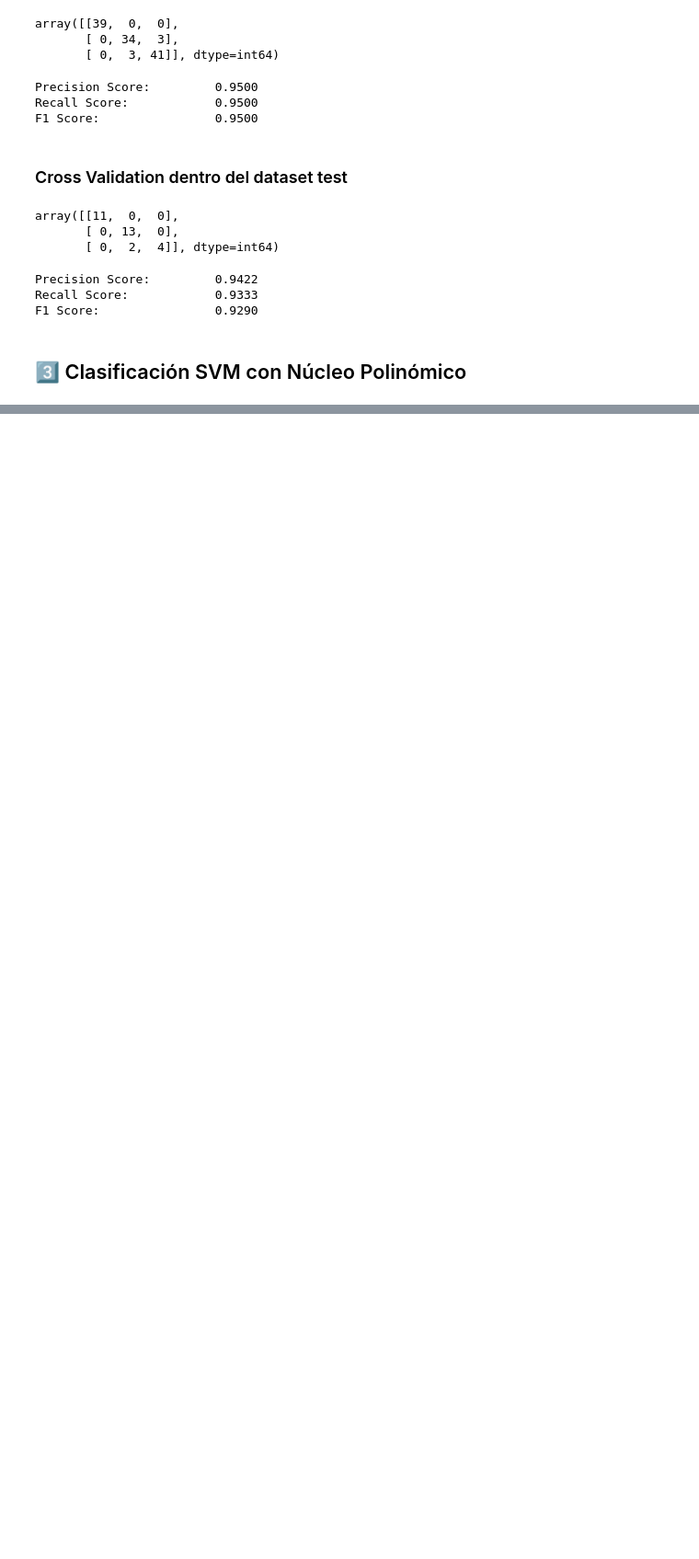
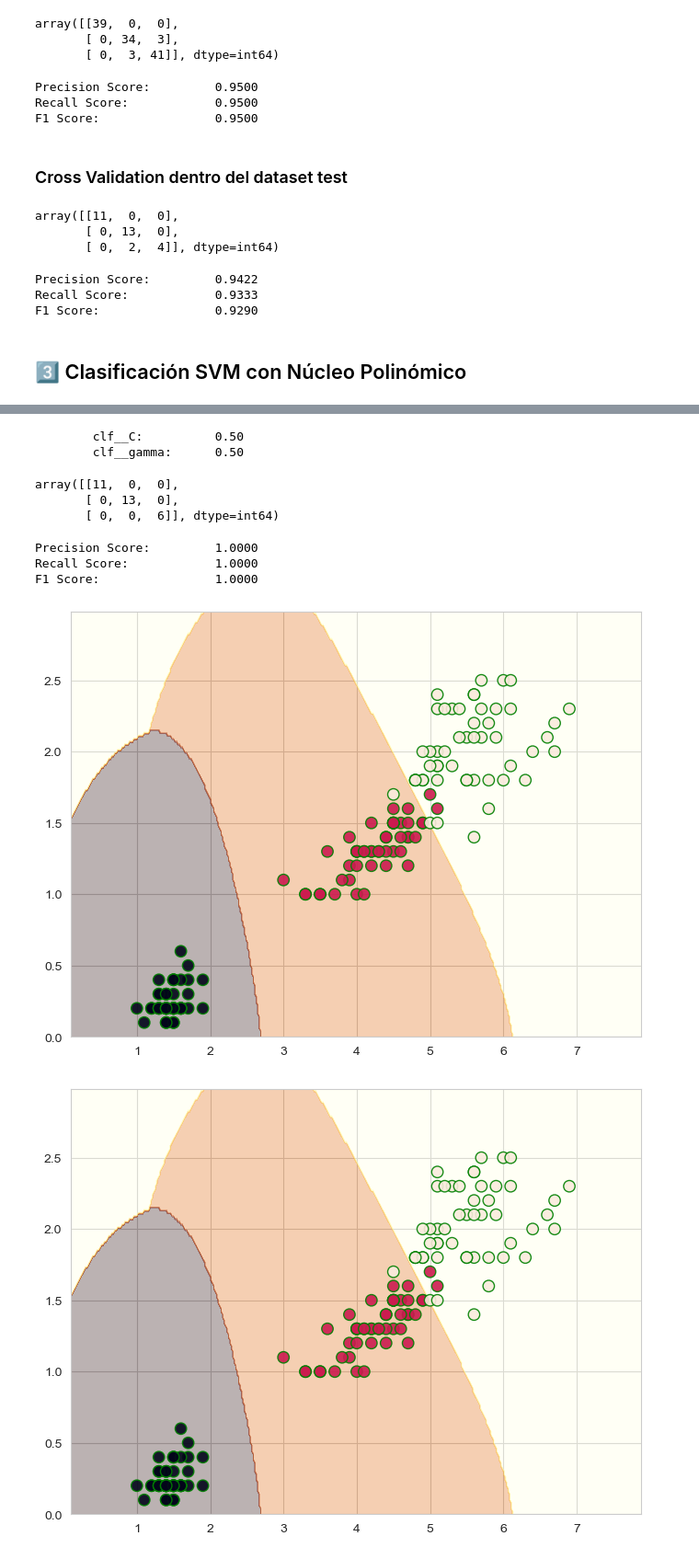
Before and after one commit to ivanher97/Machine_Learning, a Jupyter notebook: S5_Suport_Vector_Machine.ipynb, the cells around one changed output, grey strips where cells are left out. Shown at 92% size. Saved outputs shown, nothing was run; the diff lists cells and outputs as text; code cells hidden in the pictures; blank space fills up the shorter version.

```diff
--- a/S5_Suport_Vector_Machine.ipynb
+++ b/S5_Suport_Vector_Machine.ipynb
@@ -300,0 +428,10 @@ F1 Score:                0.9290
+# %%
+from sklearn.pipeline import Pipeline
+from sklearn.model_selection import train_test_split, GridSearchCV
+
+pipeline = Pipeline([('clf', svm.SVC(kernel='rbf', C=1, gamma=0.1))])
+params = {'clf__C':(0.1, 0.5, 1, 2, 5, 10, 20),
+          'clf__gamma':(0.001, 0.01, 0.1, 0.25, 0.5, 0.75, 1)}
+svm_grid_rbf = GridSearchCV(pipeline, params, n_jobs=-1,
+                            cv=3, verbose=1, scoring='accuracy')
+svm_grid_rbf.fit(X_train, y_train)
@@ -300,0 +449,47 @@ F1 Score:                0.9290
+# %%
+best = svm_grid_rbf.best_estimator_.get_params()
+for k in sorted(params.keys()):
+    print('\t{0}: \t {1:.2f}'.format(k, best[k]))
+# %% [output]
+        clf__C:          0.50
+        clf__gamma:      0.50
+# %%
+y_test_pred = svm_grid_rbf.predict(X_test)
+confusion_matrix(y_test, y_test_pred)
+# %% [output]
+array([[11,  0,  0],
+       [ 0, 13,  0],
+       [ 0,  0,  6]], dtype=int64)
+# %%
+print("Precision Score: \t {0:.4f}".format(precision_score(y_test,
+                                                           y_test_pred,
+                                                           average='weighted')))
+print("Recall Score: \t\t {0:.4f}".format(recall_score(y_test,
+                                                       y_test_pred,
+                                                       average='weighted')))
+print("F1 Score: \t\t {0:.4f}".format(f1_score(y_test,
+                                               y_test_pred,
+                                               average='weighted')))
+# %% [output]
+Precision Score:         1.0000
+Recall Score:            1.0000
+F1 Score:                1.0000
+# %%
+Xv = X.values.reshape(-1,1)
+h = 0.02
+x_min, x_max = Xv.min(), Xv.max() + 1
+y_min, y_max = y.min(), y.max() + 1
+xx, yy = np.meshgrid(np.arange(x_min, x_max, h),
+                     np.arange(y_min, y_max, h))
+
+z = svm_grid_rbf.predict(np.c_[xx.ravel(), yy.ravel()])
+z = z.reshape(xx.shape)
+fig = plt.figure(figsize=(8,6))
+ax = plt.contourf(xx, yy, z, cmap = 'afmhot', alpha=0.3)
+plt.scatter(X.values[:, 0], X.values[:, 1], c=y, s=80,
+            alpha=0.9, edgecolors='g')
+
+plt.show()
+# %% [output]
+[figure, added]
+[figure, added]
```
Also changed, not shown: parts of 31 cells of this notebook, 2 other files.
